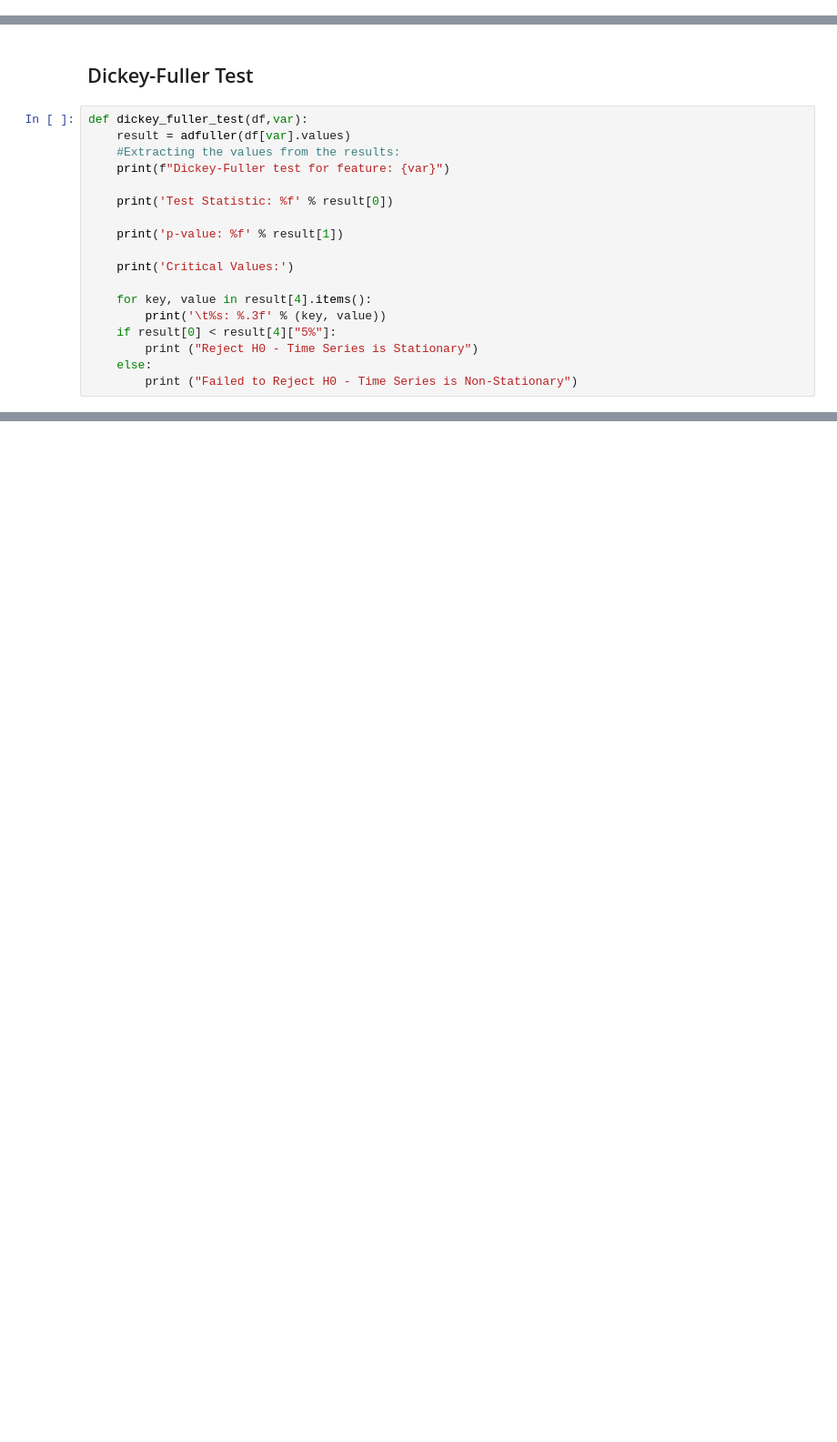
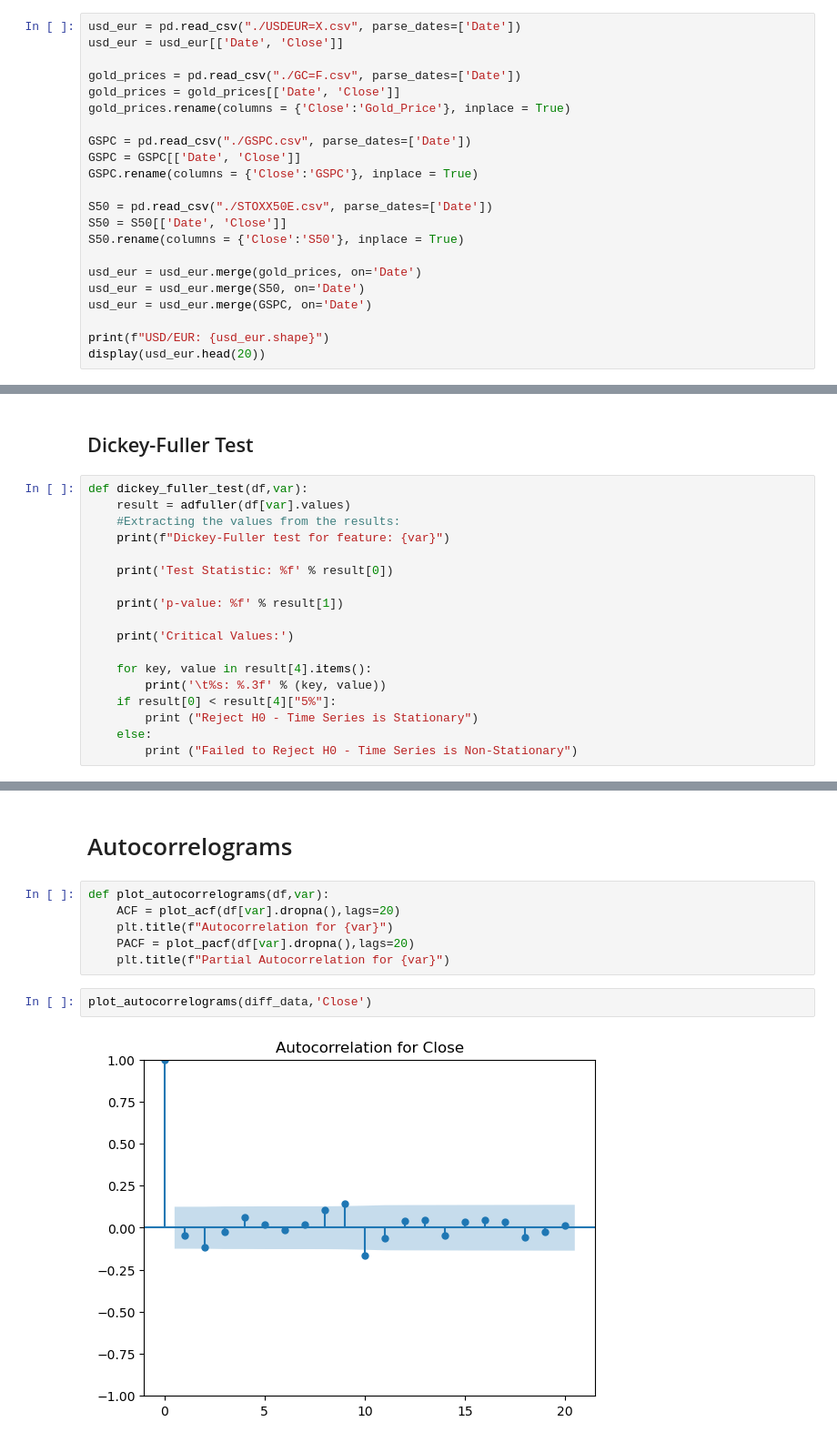
Before and after one commit to jdannem6/ML_Forex_Forecasting, a Jupyter notebook: VARIMA_usd_eur.ipynb, the cells around one changed output, grey strips where cells are left out. Shown at 91% size. Drawn from its saved outputs; the diff is of its cells as text; blank space fills up the shorter version.

```diff
--- a/VARIMA_usd_eur.ipynb
+++ b/VARIMA_usd_eur.ipynb
@@ -14,0 +19,22 @@ from statsmodels.tsa.stattools import adfuller
+# %%
+usd_eur = pd.read_csv("./USDEUR=X.csv", parse_dates=['Date'])
+usd_eur = usd_eur[['Date', 'Close']]
+
+gold_prices = pd.read_csv("./GC=F.csv", parse_dates=['Date'])
+gold_prices = gold_prices[['Date', 'Close']]
+gold_prices.rename(columns = {'Close':'Gold_Price'}, inplace = True)
+
+GSPC = pd.read_csv("./GSPC.csv", parse_dates=['Date'])
+GSPC = GSPC[['Date', 'Close']]
+GSPC.rename(columns = {'Close':'GSPC'}, inplace = True)
+
+S50 = pd.read_csv("./STOXX50E.csv", parse_dates=['Date'])
+S50 = S50[['Date', 'Close']]
+S50.rename(columns = {'Close':'S50'}, inplace = True)
+
+usd_eur = usd_eur.merge(gold_prices, on='Date')
+usd_eur = usd_eur.merge(S50, on='Date')
+usd_eur = usd_eur.merge(GSPC, on='Date')
+
+print(f"USD/EUR: {usd_eur.shape}")
+display(usd_eur.head(20))
@@ -99,0 +135,12 @@ USD/EUR: (247, 5)
+# %% [markdown]
+# Autocorrelograms
+# %%
+def plot_autocorrelograms(df,var):
+    ACF = plot_acf(df[var].dropna(),lags=20)
+    plt.title(f"Autocorrelation for {var}")
+    PACF = plot_pacf(df[var].dropna(),lags=20)
+    plt.title(f"Partial Autocorrelation for {var}")
+# %%
+plot_autocorrelograms(diff_data,'Close')
+# %% [output]
+[figure, added]
```
Also changed, not shown: parts of 21 cells of this notebook.
